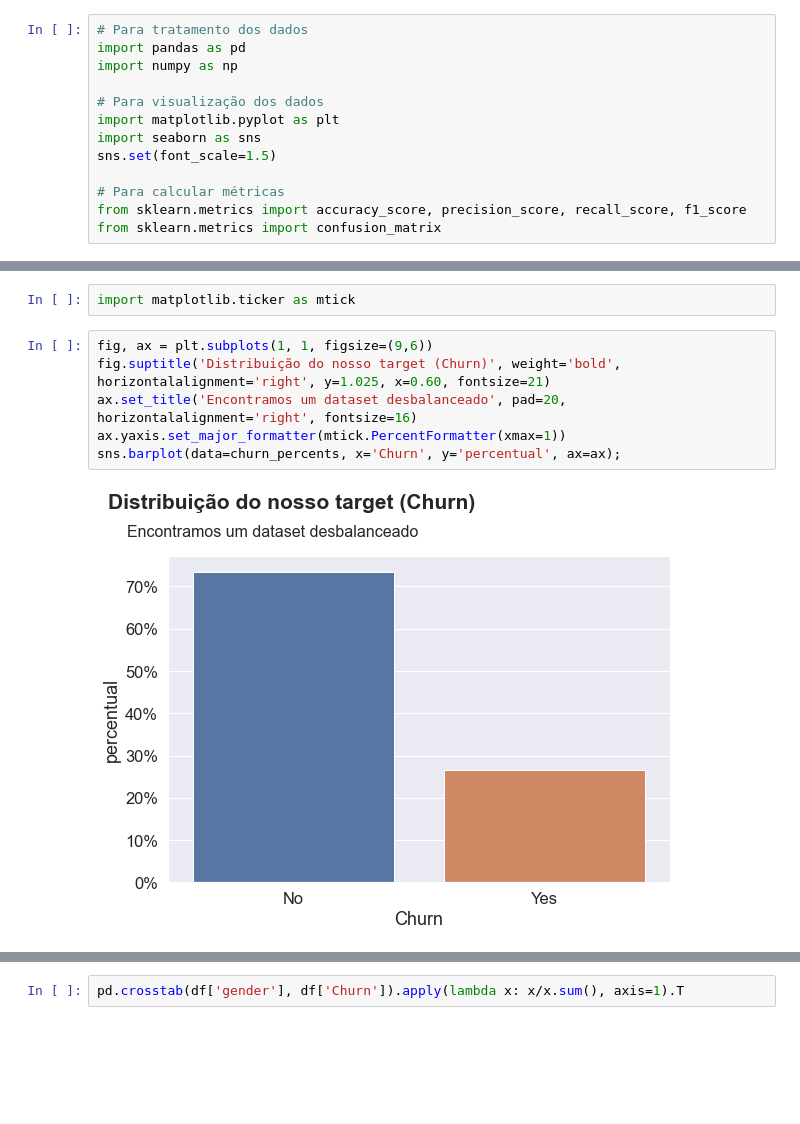
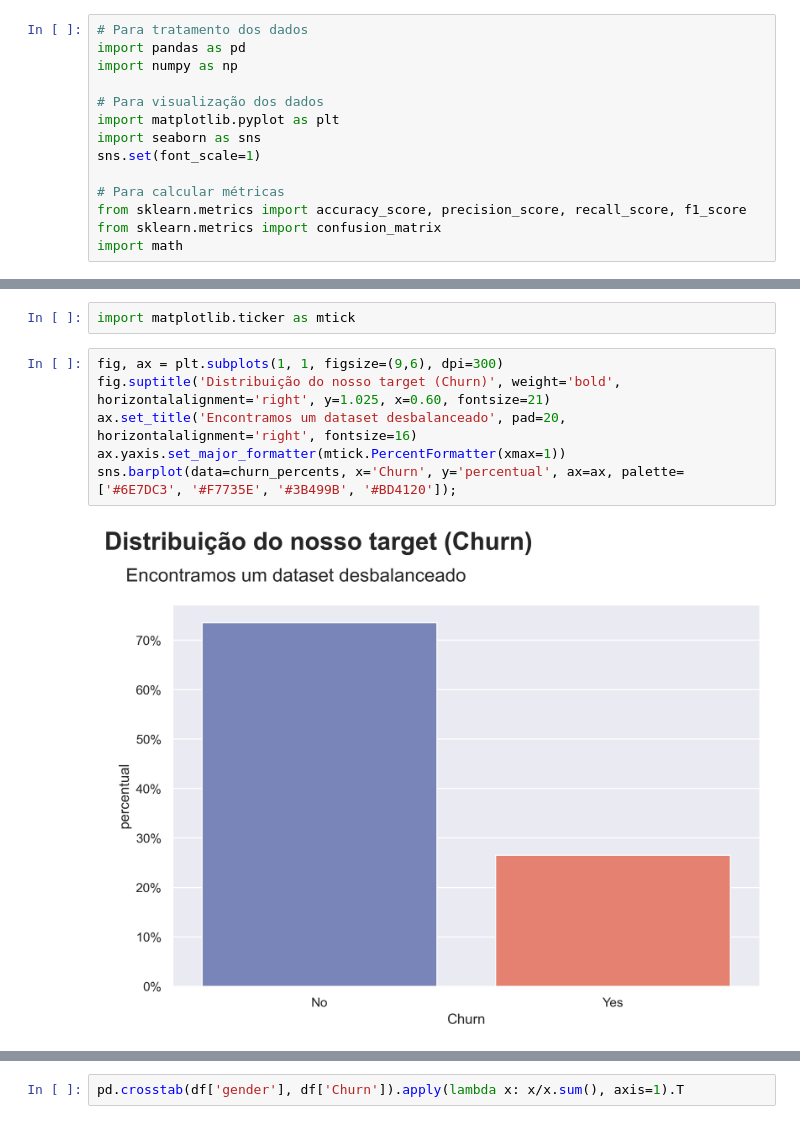
Before and after one commit to olucaslopes/customer-churn-analysis, a Jupyter notebook: EDA.ipynb, the cells around one changed output, grey strips where cells are left out. Drawn from its saved outputs; the diff is of its cells as text; blank space fills up the shorter version.

```diff
--- a/EDA.ipynb
+++ b/EDA.ipynb
@@ -6,11 +6,12 @@ import numpy as np
 # Para visualização dos dados
 import matplotlib.pyplot as plt
 import seaborn as sns
-sns.set(font_scale=1.5)
+sns.set(font_scale=1)
 
 # Para calcular métricas
 from sklearn.metrics import accuracy_score, precision_score, recall_score, f1_score
 from sklearn.metrics import confusion_matrix
+import math
 # %%
 df = pd.read_csv('data/WA_Fn-UseC_-Telco-Customer-Churn.csv')
 df.head()
@@ -168,10 +169,10 @@ churn_percents
 # %%
 import matplotlib.ticker as mtick
 # %%
-fig, ax = plt.subplots(1, 1, figsize=(9,6))
+fig, ax = plt.subplots(1, 1, figsize=(9,6), dpi=300)
 fig.suptitle('Distribuição do nosso target (Churn)', weight='bold', horizontalalignment='right', y=1.025, x=0.60, fontsize=21)
 ax.set_title('Encontramos um dataset desbalanceado', pad=20, horizontalalignment='right', fontsize=16)
 ax.yaxis.set_major_formatter(mtick.PercentFormatter(xmax=1))
-sns.barplot(data=churn_percents, x='Churn', y='percentual', ax=ax);
+sns.barplot(data=churn_percents, x='Churn', y='percentual', ax=ax, palette=['#6E7DC3', '#F7735E', '#3B499B', '#BD4120']);
 # %% [output]
-[figure, old version]
+[figure, new version]
```
Also changed, not shown: parts of 12 cells of this notebook.
